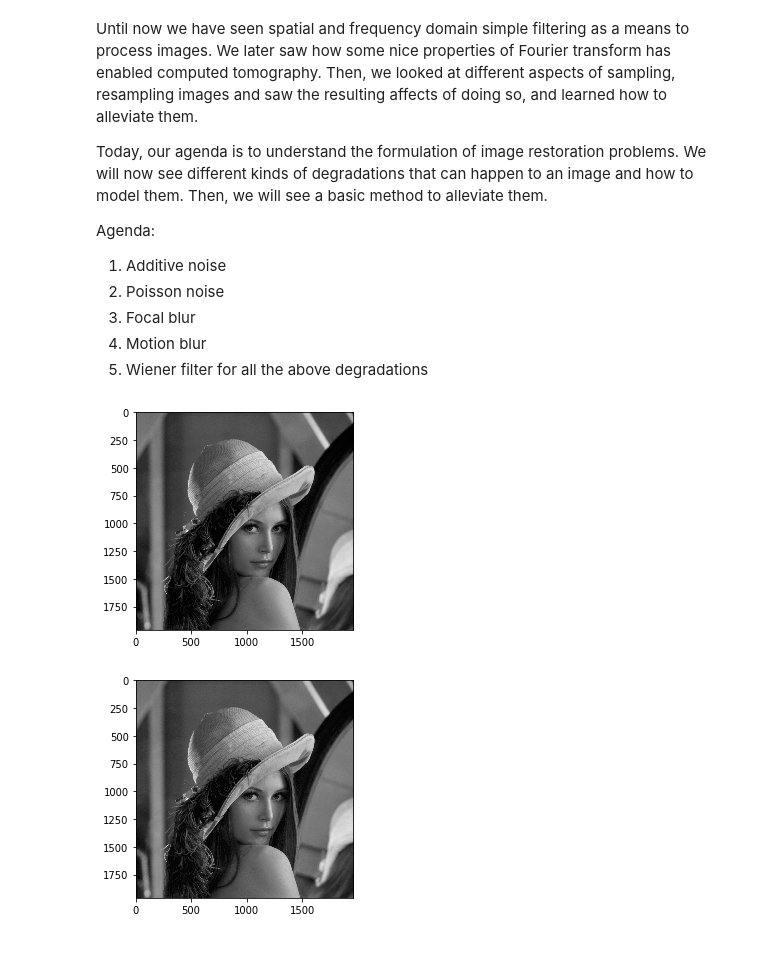
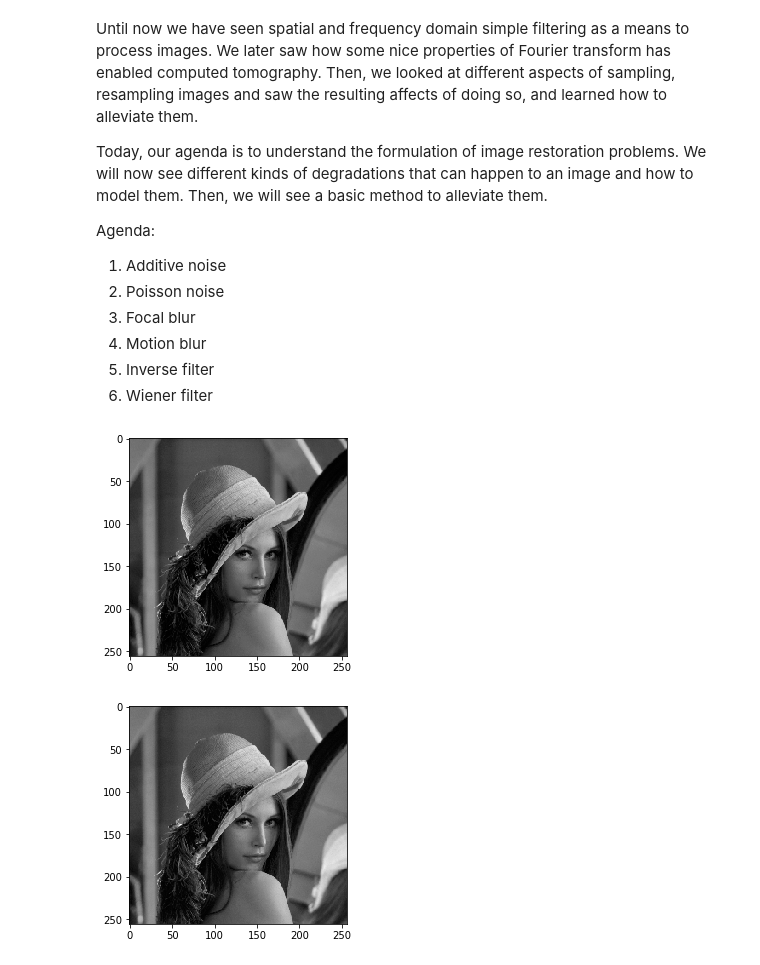
Before and after one commit to sankethvedula/tut5, a Jupyter notebook: DIP-Tutorial5.ipynb, the cells around one changed output. Saved outputs shown, nothing was run; the diff lists cells and outputs as text; code cells hidden in the pictures.

Commit message:
inverse filtering

```diff
--- a/DIP-Tutorial5.ipynb
+++ b/DIP-Tutorial5.ipynb
@@ -8,7 +8,8 @@ Agenda:
 2. Poisson noise
 3. Focal blur
 4. Motion blur
-5. Wiener filter for all the above degradations
+5. Inverse filter
+5. Wiener filter
 # %%
 % matplotlib inline
 import numpy as np
@@ -19,25 +20,27 @@ from matplotlib import pyplot as plt
 # %%
 ## Additive Gaussian Noise
 image = cv2.imread('lena.jpg',0)
+image = cv2.resize(image, (256, 256))
+
 
 row,col = image.shape
 mean = 0
 var = 0.9
 sigma = var**0.5
 gauss = np.random.normal(mean,sigma,(row,col))
 gauss = gauss.reshape(row,col)
 noisy = image + gauss
 
 plt.figure()
 plt.imshow(image)
 plt.show()
 
 plt.figure()
 plt.imshow(noisy)
 plt.show()
 # %% [output]
-[figure, old version]
+[figure, new version]
-[figure, old version]
+[figure, new version]
 # %%
 ## Salt and Pepper Noise
 row,col = image.shape
```
Also changed, not shown: parts of 16 cells of this notebook.
